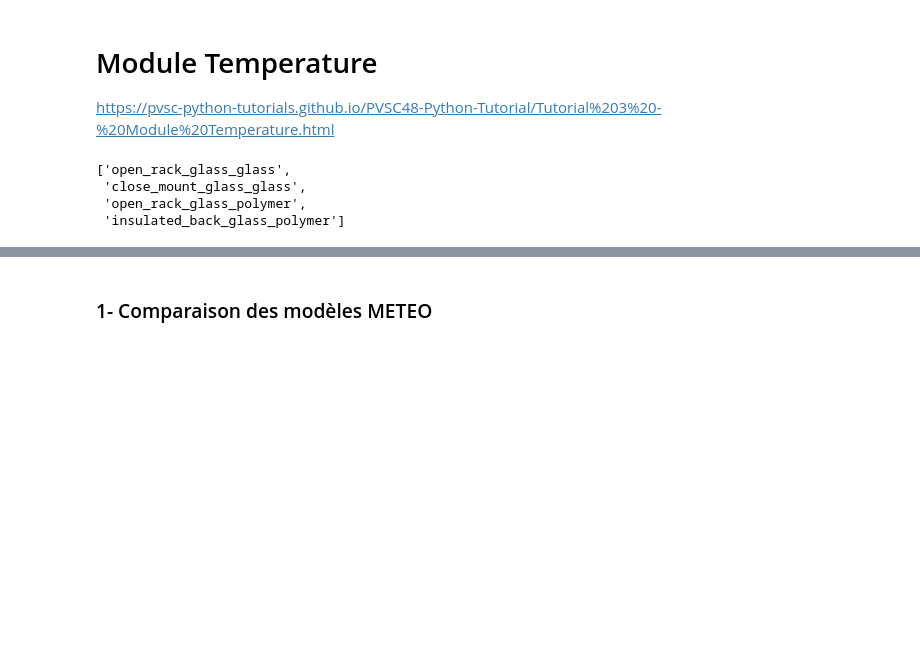
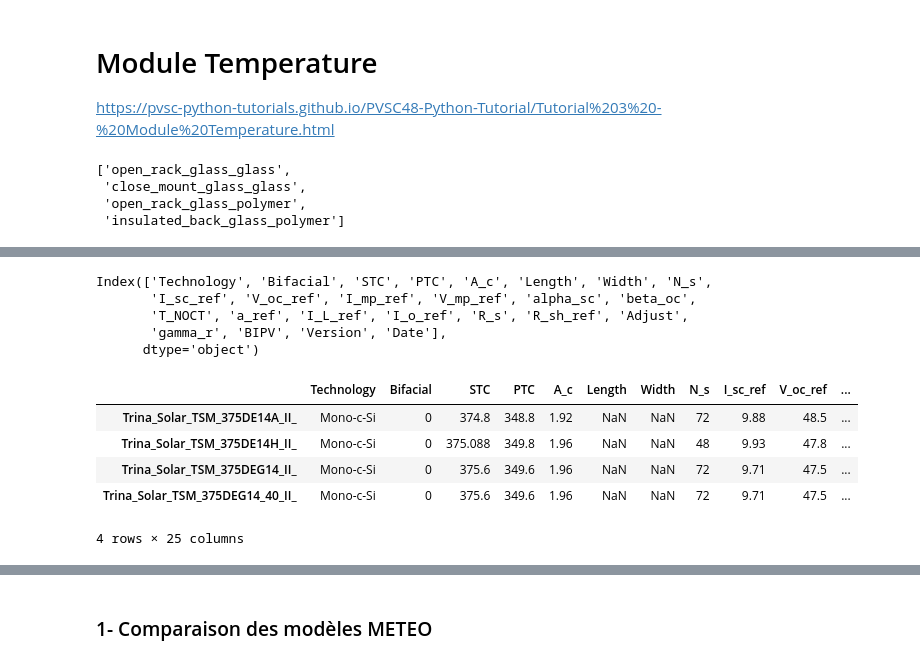
Before and after one commit to BenjaminDeporte/PV, a Jupyter notebook: Code/TutoPVlib.ipynb, the cells around one changed output, grey strips where cells are left out. Cells and saved outputs as stored; diff of their text form; code cells hidden in the pictures; blank space fills up the shorter version.

```diff
--- a/Code/TutoPVlib.ipynb
+++ b/Code/TutoPVlib.ipynb
@@ -238,0 +273,20 @@ plt.show()
+# %%
+CECMODS = pvlib.pvsystem.retrieve_sam(name='CECMod')
+
+CECMODS.T.columns
+# %% [output]
+Index(['Technology', 'Bifacial', 'STC', 'PTC', 'A_c', 'Length', 'Width', 'N_s',
+       'I_sc_ref', 'V_oc_ref', 'I_mp_ref', 'V_mp_ref', 'alpha_sc', 'beta_oc',
+       'T_NOCT', 'a_ref', 'I_L_ref', 'I_o_ref', 'R_s', 'R_sh_ref', 'Adjust',
+       'gamma_r', 'BIPV', 'Version', 'Date'],
+      dtype='object')
+# %%
+trina_mods = CECMODS.T.index.str.startswith('Trina_Solar') & CECMODS.T.index.str.contains('TSM_375')
+CECMODS.T[trina_mods]
+# %% [output]
+|  | Technology | Bifacial | STC | PTC | A_c | Length | Width | N_s | I_sc_ref | V_oc_ref | ... |
+| Trina_Solar_TSM_375DE14A_II_ | Mono-c-Si | 0 | 374.8 | 348.8 | 1.92 | NaN | NaN | 72 | 9.88 | 48.5 | ... |
+| Trina_Solar_TSM_375DE14H_II_ | Mono-c-Si | 0 | 375.088 | 349.8 | 1.96 | NaN | NaN | 48 | 9.93 | 47.8 | ... |
+| Trina_Solar_TSM_375DEG14_II_ | Mono-c-Si | 0 | 375.6 | 349.6 | 1.96 | NaN | NaN | 72 | 9.71 | 47.5 | ... |
+| Trina_Solar_TSM_375DEG14_40_II_ | Mono-c-Si | 0 | 375.6 | 349.6 | 1.96 | NaN | NaN | 72 | 9.71 | 47.5 | ... |
+4 rows × 25 columns
```
Also changed, not shown: parts of 14 cells of this notebook.
